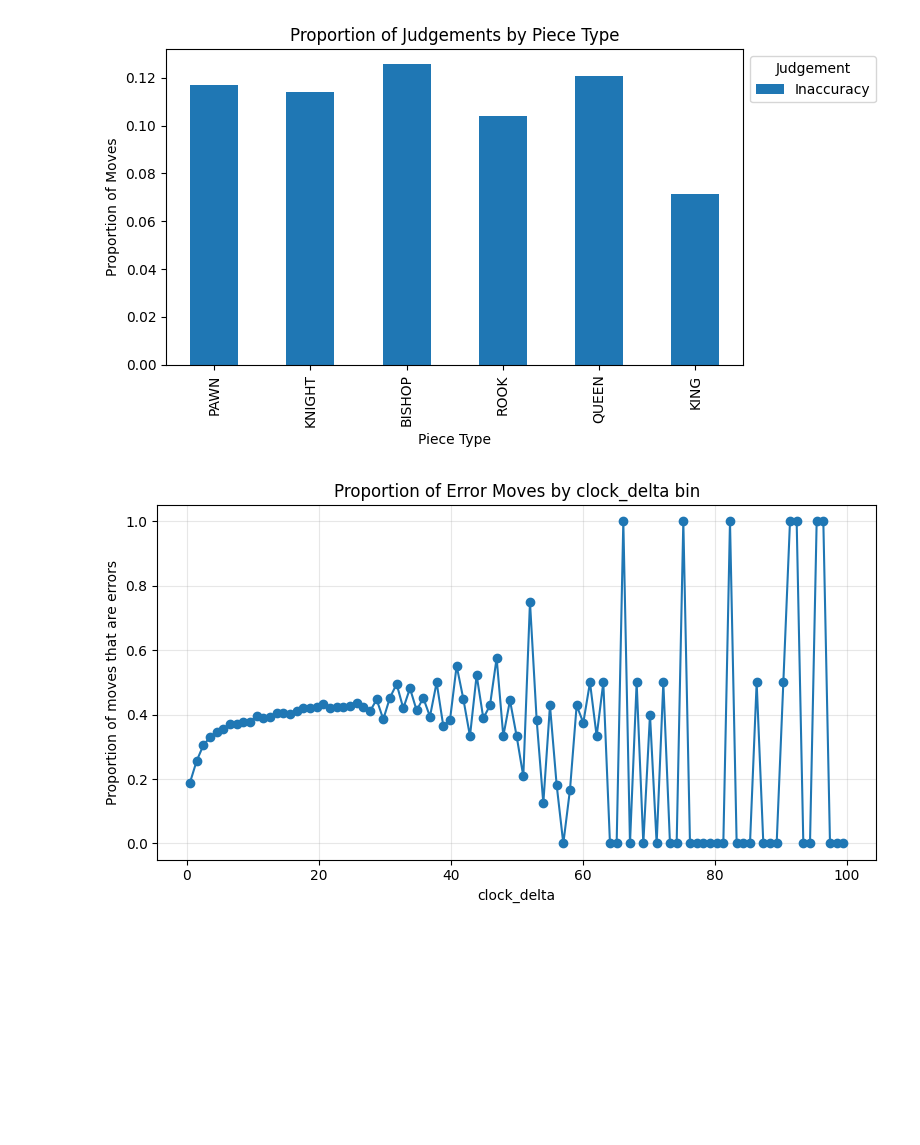
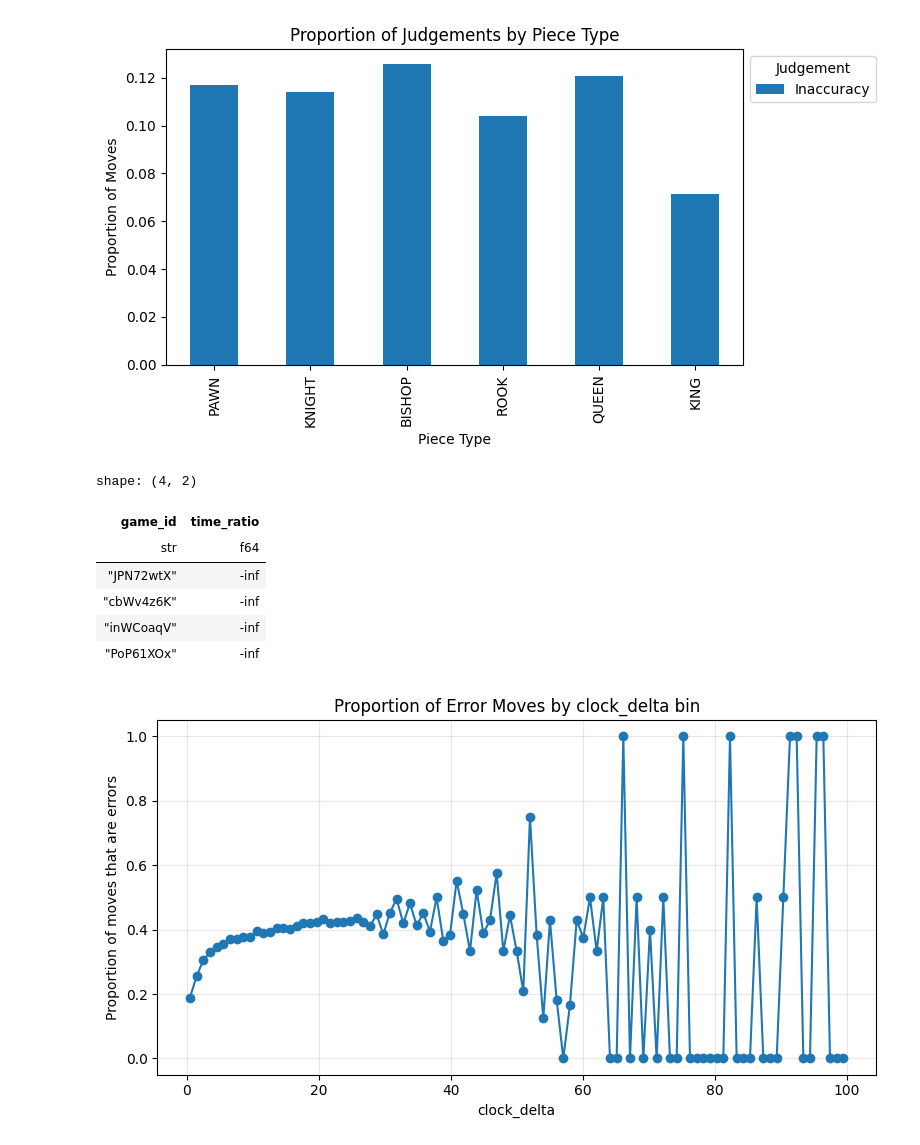
Before and after one commit to vandyG/blunder-analysis, a Jupyter notebook: notebooks/2.0-vg-read-parquet.ipynb, the cells around one changed output. Cells and saved outputs as stored; diff of their text form; code cells hidden in the pictures; blank space fills up the shorter version.

```diff
--- a/notebooks/2.0-vg-read-parquet.ipynb
+++ b/notebooks/2.0-vg-read-parquet.ipynb
@@ -336,6 +371,16 @@ games_w_tr = (
 )
 
 clock_deltas = games_w_tr.filter(pl.col("time_control_type") == "BULLET")
+# %%
+games_w_tr.select("game_id", "time_ratio").filter(pl.col("time_ratio").is_infinite()).collect()
+# %% [output]
+shape: (4, 2)
+| game_id | time_ratio |
+| str | f64 |
+| "JPN72wtX" | -inf |
+| "cbWv4z6K" | -inf |
+| "inWCoaqV" | -inf |
+| "PoP61XOx" | -inf |
 # %%
 # Stream time_ratio values with collect_batches and build an incremental histogram
 # Adjust bins as needed (here we assume most time_ratio values are in [0, 1])
```
Also changed, not shown: parts of 5 cells of this notebook, 2 other files.
